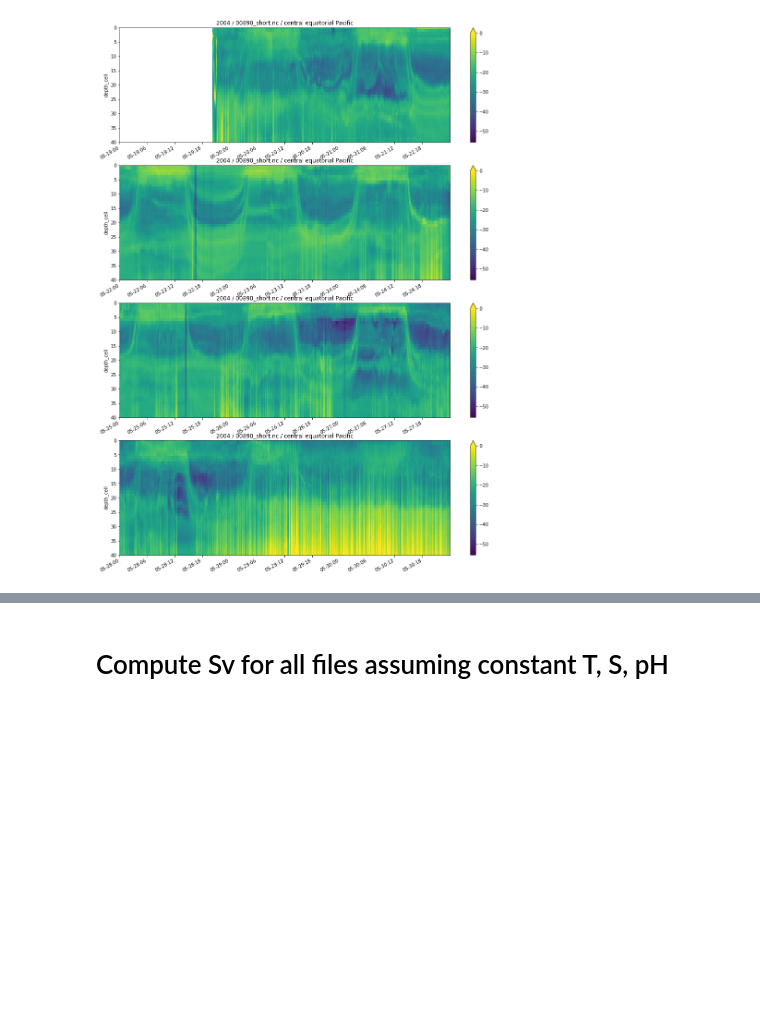
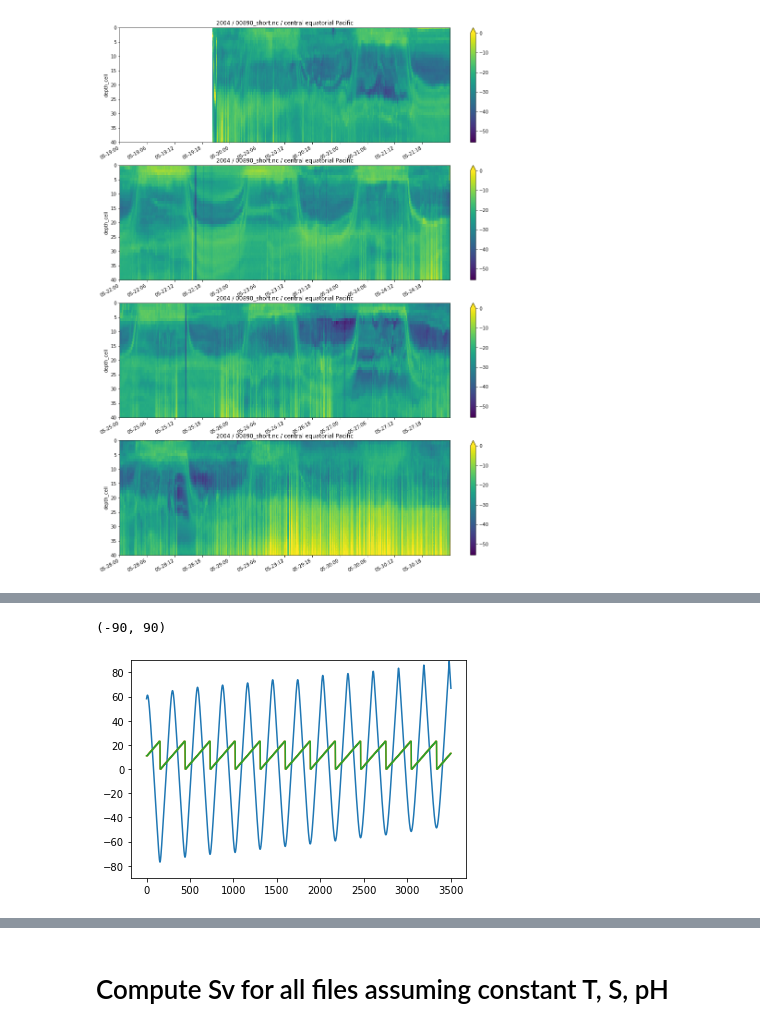
Before and after one commit to shirleyswirley/acoustic-variability, a Jupyter notebook: python/test_DVM_algs_and_UTC_time.ipynb, the cells around one changed output, grey strips where cells are left out. Saved outputs shown, nothing was run; the diff lists cells and outputs as text; code cells hidden in the pictures; blank space fills up the shorter version.

```diff
--- a/python/test_DVM_algs_and_UTC_time.ipynb
+++ b/python/test_DVM_algs_and_UTC_time.ipynb
@@ -259,0 +193,17 @@ plt.plot(Sv['time'])
+# %%
+# - MY USE OF METHOD 2
+solar_time = [None]*len(Sv['time'])
+solar_hour_angle = [None]*len(Sv['time'])
+solar_zenith_angle = [None]*len(Sv['time'])
+solar_alt_angle = [None]*len(Sv['time'])
+print(datetime.now().strftime("%H:%M:%S"))
+for itime in range(0,len(Sv['time'])):
+    lon = float(nc['lon'][itime])
+    lat = float(nc['lat'][itime])
+    utc_time = pd.to_datetime(Sv.time.values[itime])
+    #solar_time[itime], solar_hour_angle[itime], \
+    #    solar_zenith_angle[itime], solar_alt_angle[itime] = \
+    #    get_solar_time_and_angles(utc_time,lon,lat)
+    solar_time[itime], solar_alt_angle[itime] = \
+        get_solar_time_and_angles(utc_time,lon,lat)
+print(datetime.now().strftime("%H:%M:%S"))
@@ -259,0 +213,11 @@ plt.plot(Sv['time'])
+# %%
+# - Check that solar_alt_angle = 90 = local noon ish, solar_alt_angle = -90 = local midnight ish;
+# also check that solar_time is pretty much the same as local_time computed above
+# --> All seems good!
+plt.plot(solar_alt_angle)
+plt.plot([t.hour for t in solar_time])
+plt.plot([t.hour for t in local_time])
+plt.ylim([-90,90])
+# %% [output]
+(-90, 90)
+[figure, added]
```
Also changed, not shown: parts of 56 cells of this notebook.
